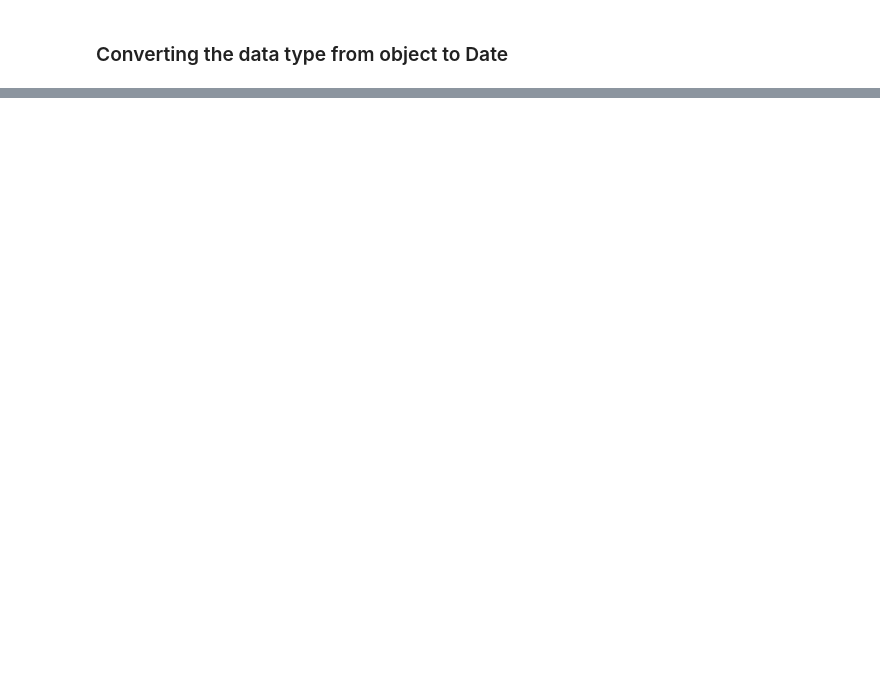
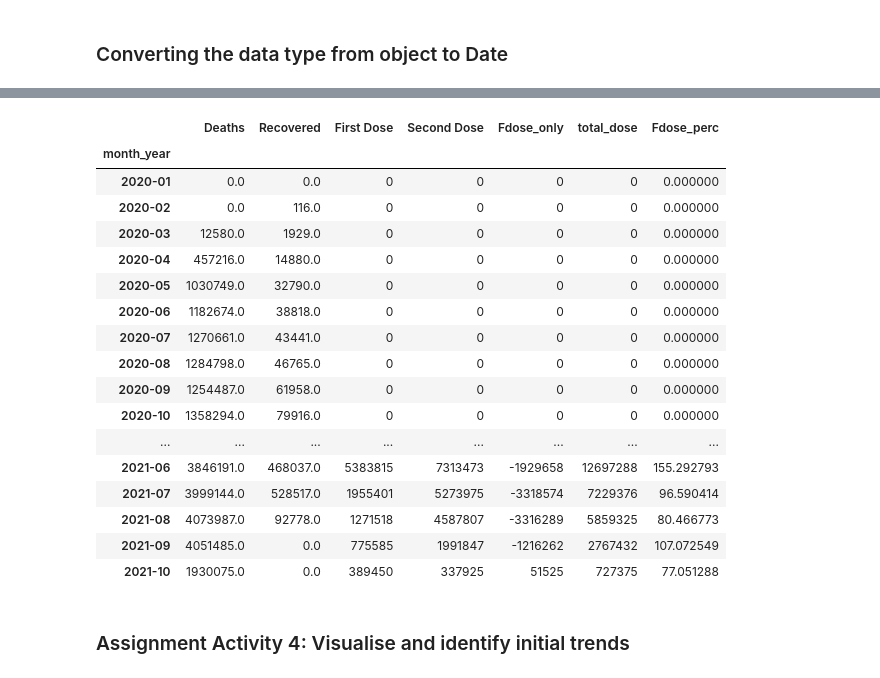
Before and after one commit to shaunanilson/Covid19_Analysis_LSE, a Jupyter notebook: Final Assignment - Uk Covid Cases.ipynb, the cells around one changed output, grey strips where cells are left out. Drawn from its saved outputs; the diff is of its cells as text; code cells hidden in the pictures; blank space fills up the shorter version.

```diff
--- a/Final Assignment - Uk Covid Cases.ipynb
+++ b/Final Assignment - Uk Covid Cases.ipynb
@@ -178,9 +206,15 @@ ukvac['Fdose_perc']=ukvac['First Dose']/ukvac['total_dose']
 # %%
 # Group by Country/Region
 state_group=ukvac.groupby('Province/State')
+
+# Group by First Dose Vaccinated
 firstdose_group=ukvac.groupby('First Dose')
+
+# Group by Second Dose Vaccinated
 seconddose_group=ukvac.groupby('Second Dose')
-timegroup=ukvac.groupby('Date')
+
+# Group by Date
+timegroup=ukvac.groupby('month_year')
 # %%
 # 3.4.a Province/State having the highest number of individuals with a first dose but not a second dose
 prov=state_group.sum().sort_values('Fdose_only',ascending=False)
@@ -227,0 +256,27 @@ prov_rate
+# %%
+#3.4.c How has the number of vaccinated individuals and individuals \n
+# received the first and second doses, changed over time?
+
+vac_time=timegroup.sum()
+vac_time
+# %% [output]
+|  | Deaths | Recovered | First Dose | Second Dose | Fdose_only | total_dose | Fdose_perc |
+| month_year |  |  |  |  |  |  |  |
+| 2020-01 | 0.0 | 0.0 | 0 | 0 | 0 | 0 | 0.000000 |
+| 2020-02 | 0.0 | 116.0 | 0 | 0 | 0 | 0 | 0.000000 |
+| 2020-03 | 12580.0 | 1929.0 | 0 | 0 | 0 | 0 | 0.000000 |
+| 2020-04 | 457216.0 | 14880.0 | 0 | 0 | 0 | 0 | 0.000000 |
+| 2020-05 | 1030749.0 | 32790.0 | 0 | 0 | 0 | 0 | 0.000000 |
+| 2020-06 | 1182674.0 | 38818.0 | 0 | 0 | 0 | 0 | 0.000000 |
+| 2020-07 | 1270661.0 | 43441.0 | 0 | 0 | 0 | 0 | 0.000000 |
+| 2020-08 | 1284798.0 | 46765.0 | 0 | 0 | 0 | 0 | 0.000000 |
+| 2020-09 | 1254487.0 | 61958.0 | 0 | 0 | 0 | 0 | 0.000000 |
+| 2020-10 | 1358294.0 | 79916.0 | 0 | 0 | 0 | 0 | 0.000000 |
+| ... | ... | ... | ... | ... | ... | ... | ... |
+| 2021-06 | 3846191.0 | 468037.0 | 5383815 | 7313473 | -1929658 | 12697288 | 155.292793 |
+| 2021-07 | 3999144.0 | 528517.0 | 1955401 | 5273975 | -3318574 | 7229376 | 96.590414 |
+| 2021-08 | 4073987.0 | 92778.0 | 1271518 | 4587807 | -3316289 | 5859325 | 80.466773 |
+| 2021-09 | 4051485.0 | 0.0 | 775585 | 1991847 | -1216262 | 2767432 | 107.072549 |
+| 2021-10 | 1930075.0 | 0.0 | 389450 | 337925 | 51525 | 727375 | 77.051288 |
+# %% [markdown]
+### Assignment Activity 4: Visualise and identify initial trends
```
Also changed, not shown: parts of 9 cells of this notebook.
